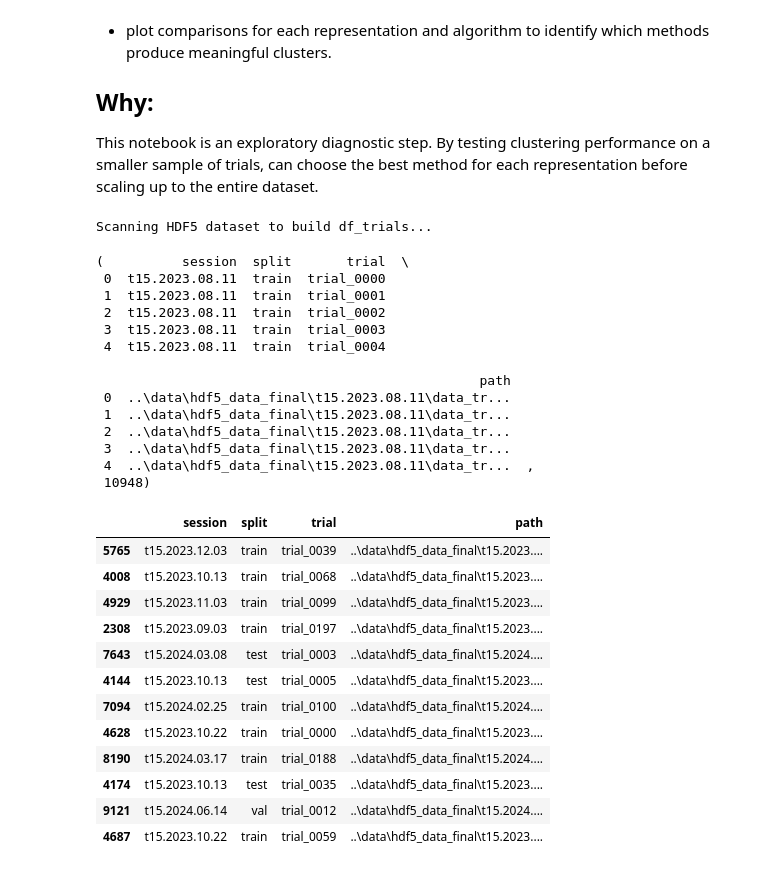
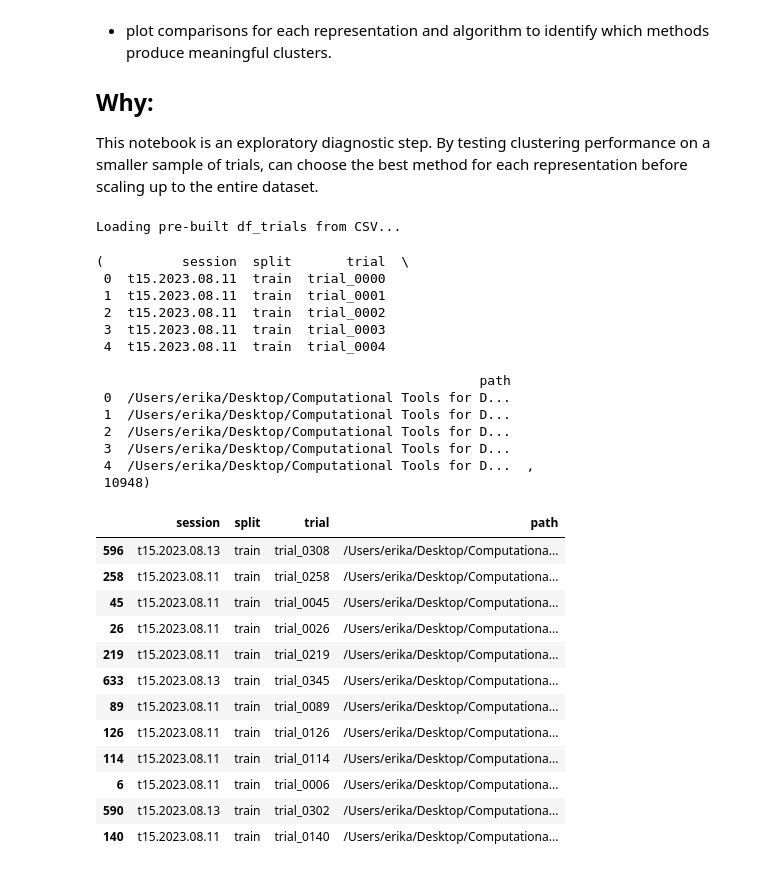
Before and after one commit to iarata/salty-wizard, a Jupyter notebook: clustering/clustering_full.ipynb, the cells around one changed output. Saved outputs shown, nothing was run; the diff lists cells and outputs as text; code cells hidden in the pictures.

```diff
--- a/clustering/clustering_full.ipynb
+++ b/clustering/clustering_full.ipynb
@@ -35,8 +34,8 @@ import clustering_util_full as cu
 
 sns.set(style="whitegrid")
 # %%
-# Path to your dataset root
-data_root = Path("../data/hdf5_data_final")
+# Adjust path to dataset root when running
+data_root = Path("Final Project/brain-to-text-25/t15_copyTask_neuralData/hdf5_data_final")
 csv_path = Path("trial_index.csv")
 
 if csv_path.exists():
@@ -54,7 +53,6 @@ else:
             with h5py.File(h5_path, "r") as h5:
                 for trial_key in h5.keys():
                     if trial_key.startswith("trial_"):
-
                         trial_list.append({
                             "session": session_dir.name,
                             "split": split,
@@ -66,7 +64,7 @@ else:
 
 df_trials.head(), len(df_trials)
 # %% [output]
-Scanning HDF5 dataset to build df_trials...
+Loading pre-built df_trials from CSV...
 (          session  split       trial  \
  0  t15.2023.08.11  train  trial_0000
  1  t15.2023.08.11  train  trial_0001
@@ -75,30 +73,36 @@ Scanning HDF5 dataset to build df_trials...
  4  t15.2023.08.11  train  trial_0004
 
                                                  path
- 0  ..\data\hdf5_data_final\t15.2023.08.11\data_tr...
- 1  ..\data\hdf5_data_final\t15.2023.08.11\data_tr...
- 2  ..\data\hdf5_data_final\t15.2023.08.11\data_tr...
- 3  ..\data\hdf5_data_final\t15.2023.08.11\data_tr...
- 4  ..\data\hdf5_data_final\t15.2023.08.11\data_tr...  ,
+ 0  /Users/erika/Desktop/Computational Tools for D...
+ 1  /Users/erika/Desktop/Computational Tools for D...
+ 2  /Users/erika/Desktop/Computational Tools for D...
+ 3  /Users/erika/Desktop/Computational Tools for D...
+ 4  /Users/erika/Desktop/Computational Tools for D...  ,
  10948)
 # %%
 N_SAMPLED = 12
-sampled = df_trials.sample(N_SAMPLED, random_state=0)
+# Sample from TRAIN split
+train_trials = df_trials[df_trials['split'] == 'train'].drop_duplicates(subset='trial')
+n_available = len(train_trials)
+n_samples = min(N_SAMPLED, n_available)
+if n_samples < N_SAMPLED:
+    print(f'Only {n_available} unique train trials available — sampling {n_samples} instead of {N_SAMPLED}')
+sampled = train_trials.sample(n=n_samples, random_state=0)
 sampled
 # %% [output]
 |  | session | split | trial | path |
-| 5765 | t15.2023.12.03 | train | trial_0039 | ..\data\hdf5_data_final\t15.2023.... |
-| 4008 | t15.2023.10.13 | train | trial_0068 | ..\data\hdf5_data_final\t15.2023.... |
-| 4929 | t15.2023.11.03 | train | trial_0099 | ..\data\hdf5_data_final\t15.2023.... |
-| 2308 | t15.2023.09.03 | train | trial_0197 | ..\data\hdf5_data_final\t15.2023.... |
-| 7643 | t15.2024.03.08 | test | trial_0003 | ..\data\hdf5_data_final\t15.2024.... |
-| 4144 | t15.2023.10.13 | test | trial_0005 | ..\data\hdf5_data_final\t15.2023.... |
-| 7094 | t15.2024.02.25 | train | trial_0100 | ..\data\hdf5_data_final\t15.2024.... |
-| 4628 | t15.2023.10.22 | train | trial_0000 | ..\data\hdf5_data_final\t15.2023.... |
-| 8190 | t15.2024.03.17 | train | trial_0188 | ..\data\hdf5_data_final\t15.2024.... |
-| 4174 | t15.2023.10.13 | test | trial_0035 | ..\data\hdf5_data_final\t15.2023.... |
-| 9121 | t15.2024.06.14 | val | trial_0012 | ..\data\hdf5_data_final\t15.2024.... |
-| 4687 | t15.2023.10.22 | train | trial_0059 | ..\data\hdf5_data_final\t15.2023.... |
+| 596 | t15.2023.08.13 | train | trial_0308 | /Users/erika/Desktop/Computationa... |
+| 258 | t15.2023.08.11 | train | trial_0258 | /Users/erika/Desktop/Computationa... |
+| 45 | t15.2023.08.11 | train | trial_0045 | /Users/erika/Desktop/Computationa... |
+| 26 | t15.2023.08.11 | train | trial_0026 | /Users/erika/Desktop/Computationa... |
+| 219 | t15.2023.08.11 | train | trial_0219 | /Users/erika/Desktop/Computationa... |
+| 633 | t15.2023.08.13 | train | trial_0345 | /Users/erika/Desktop/Computationa... |
+| 89 | t15.2023.08.11 | train | trial_0089 | /Users/erika/Desktop/Computationa... |
+| 126 | t15.2023.08.11 | train | trial_0126 | /Users/erika/Desktop/Computationa... |
+| 114 | t15.2023.08.11 | train | trial_0114 | /Users/erika/Desktop/Computationa... |
+| 6 | t15.2023.08.11 | train | trial_0006 | /Users/erika/Desktop/Computationa... |
+| 590 | t15.2023.08.13 | train | trial_0302 | /Users/erika/Desktop/Computationa... |
+| 140 | t15.2023.08.11 | train | trial_0140 | /Users/erika/Desktop/Computationa... |
 # %%
 k_values = [2,3,4,5,6,7,8,9,10]
 algorithms = ["kmeans", "cure", "agglomerative"]
```
Also changed, not shown: parts of 7 cells of this notebook, 2 other files.
